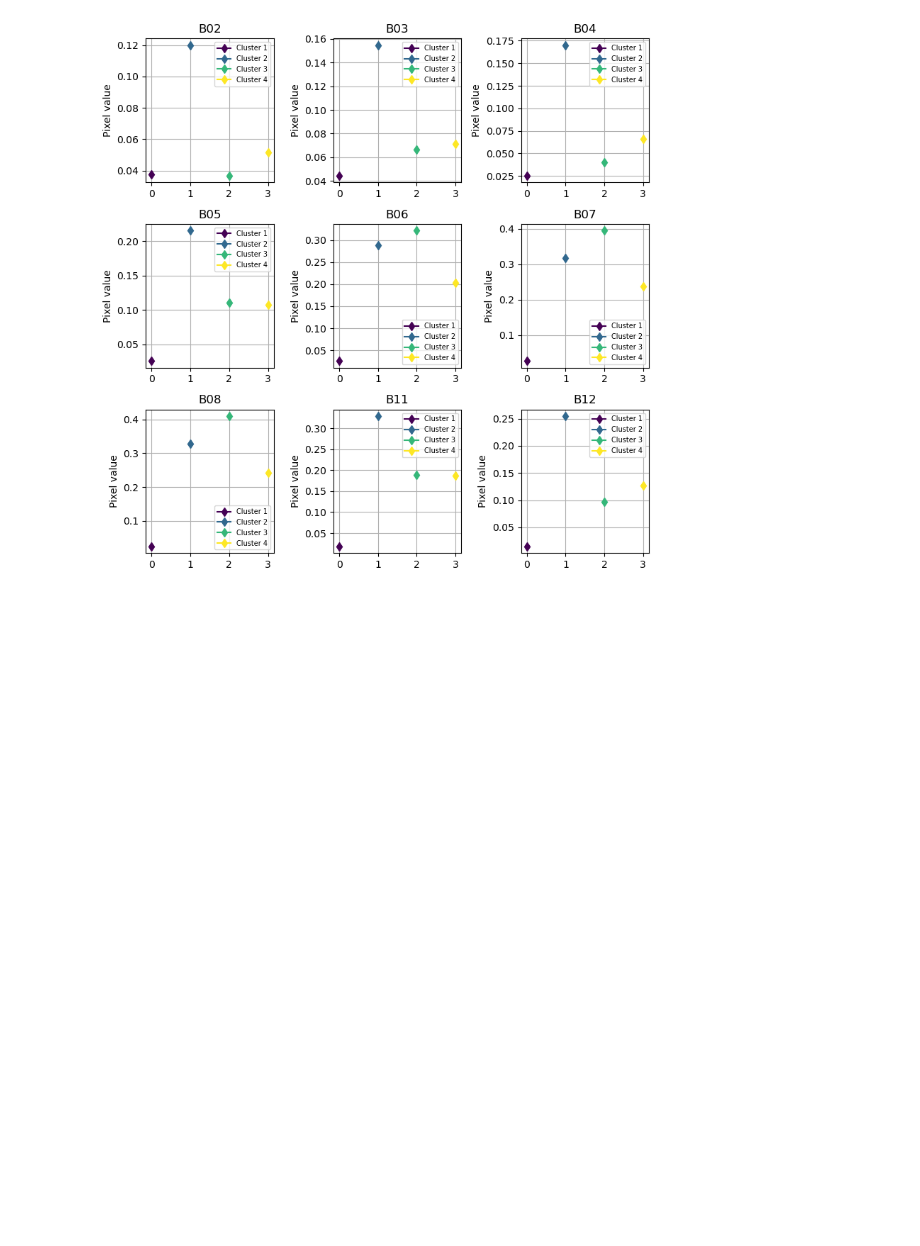
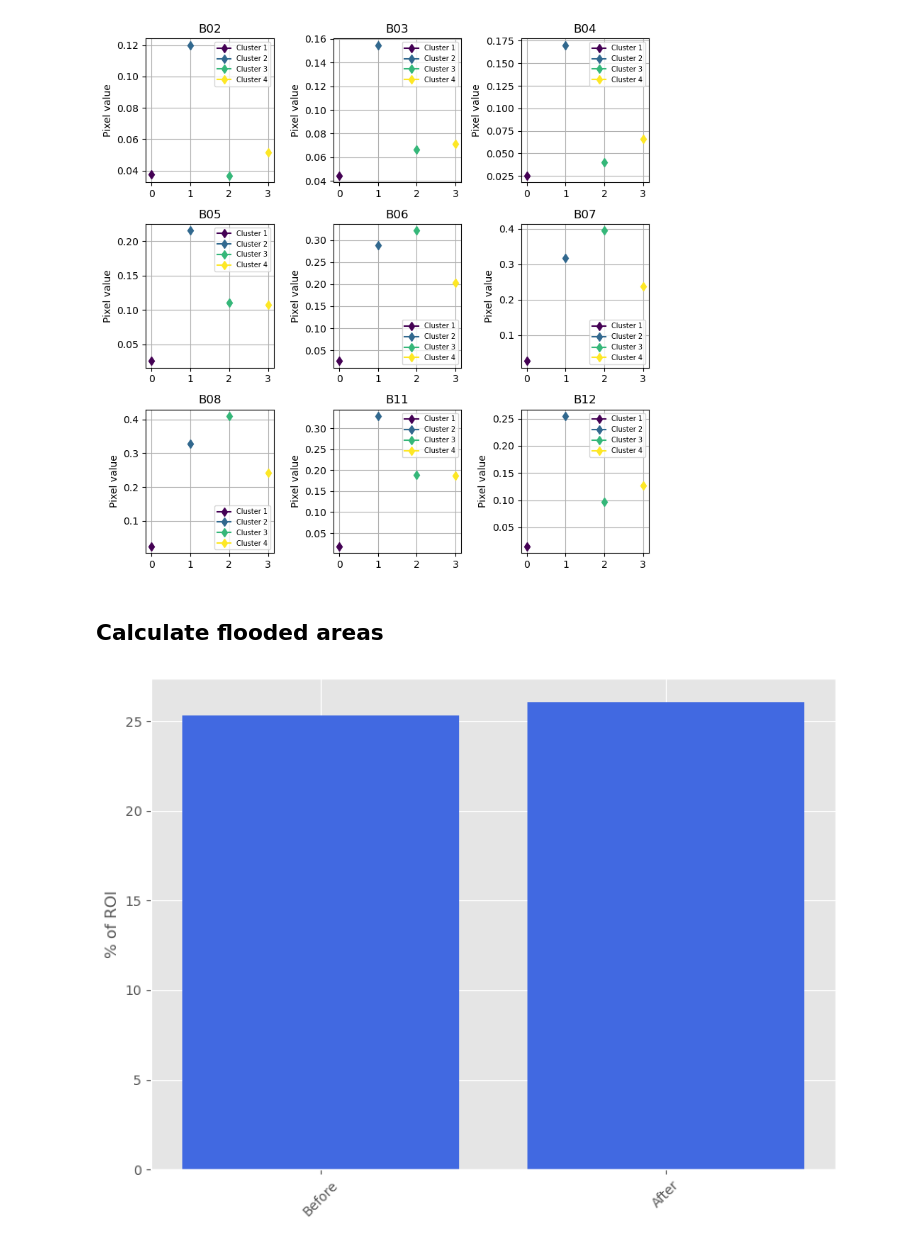
Before and after one commit to Lilian1510/Flooded-Areas-Seeland, a Jupyter notebook: kmeans_clustering.ipynb, the cells around one changed output. Saved outputs shown, nothing was run; the diff lists cells and outputs as text; code cells hidden in the pictures; blank space fills up the shorter version.

```diff
--- a/kmeans_clustering.ipynb
+++ b/kmeans_clustering.ipynb
@@ -129,3 +145,21 @@ plt.tight_layout()
 plt.show()
 # %% [output]
 [figure]
+# %% [markdown]
+## Calculate flooded areas
+# %%
+flooded_before = before_clustered[before_clustered==0].shape[0]*(10**2)
+flooded_after = after_clustered[after_clustered==0].shape[0]*(10**2)
+
+flooded_before_percentage = flooded_before / num_pixels
+flooded_after_percentage = flooded_after / num_pixels
+
+plt.style.use('ggplot')
+plt.figure(figsize=(8, 6))
+plt.bar(['Before', 'After'], [flooded_before_percentage, flooded_after_percentage], color='royalblue')
+plt.ylabel('% of ROI')
+plt.xticks(rotation=45)
+plt.tight_layout()
+plt.show()
+# %% [output]
+[figure, added]
```
Also changed, not shown: parts of 4 cells of this notebook, 1 other file.
